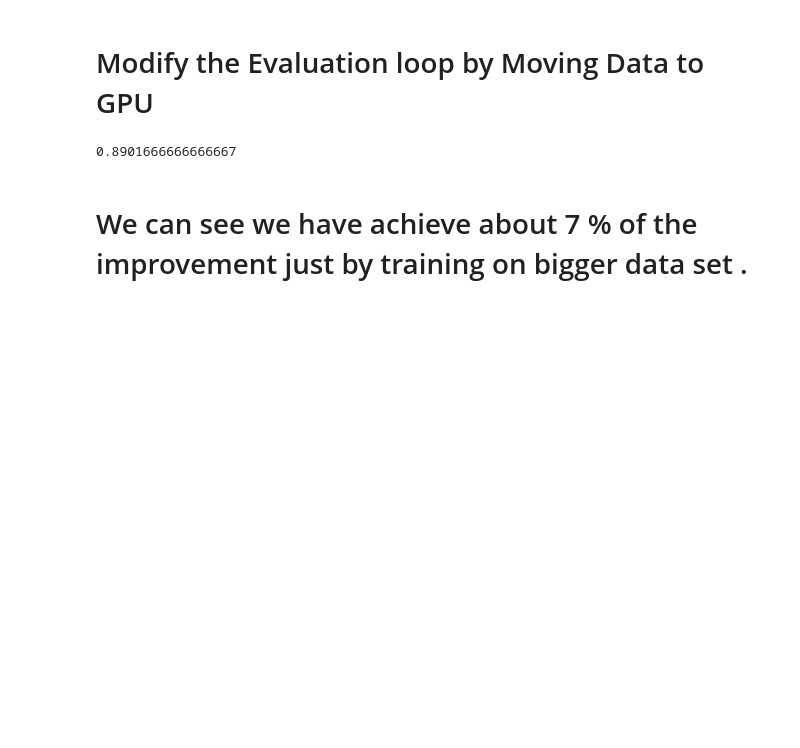
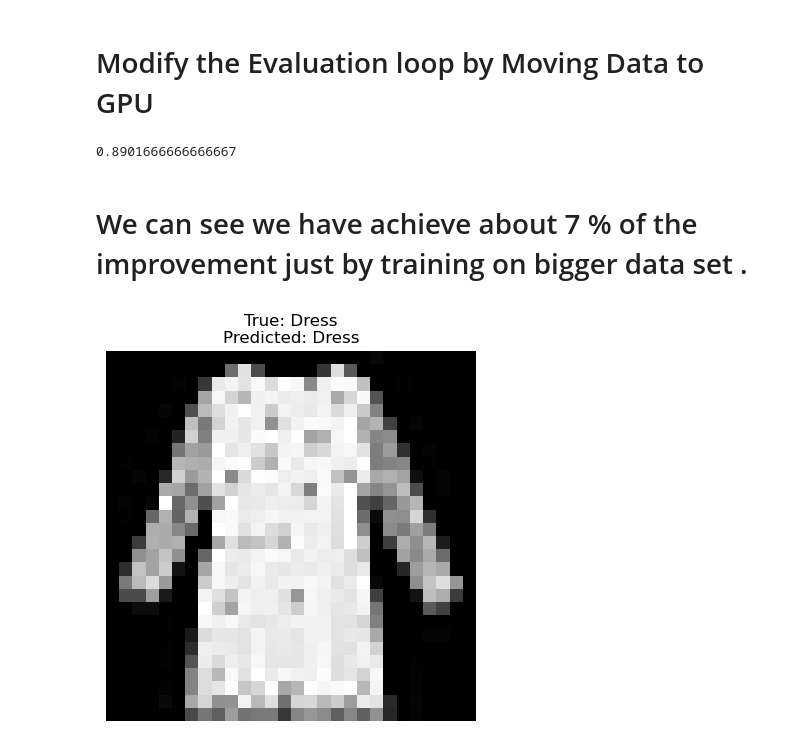
Before and after one commit to Foolmannn/deep-learnings, a Jupyter notebook: pytorch/7.OnGPU/ann-fashion-mnist_using_gpu.ipynb, the cells around one changed output. Cells and saved outputs as stored; diff of their text form; code cells hidden in the pictures; blank space fills up the shorter version.

Commit message:
pytorch - ANN on gpu with big dataset

```diff
--- a/pytorch/7.OnGPU/ann-fashion-mnist_using_gpu.ipynb
+++ b/pytorch/7.OnGPU/ann-fashion-mnist_using_gpu.ipynb
@@ -269,0 +283,31 @@ with torch.no_grad():
+# %%
+import random
+
+# Random sample index
+idx = random.randint(0, len(test_dataset)-1)
+
+# Get image and label
+image, true_label = test_dataset[idx]
+
+# Add batch dimension
+image_batch = image.unsqueeze(0).to(device)
+
+# Prediction
+model.eval()
+
+with torch.no_grad():
+    outputs = model(image_batch)
+    _, predicted = torch.max(outputs, 1)
+
+predicted_label = predicted.item()
+
+# Display image
+plt.imshow(image.view(28,28), cmap='gray')
+plt.title(
+    f"True: {classes[true_label]}\n"
+    f"Predicted: {classes[predicted_label]}"
+)
+plt.axis("off")
+plt.show()
+# %% [output]
+[figure, added]
```
Also changed, not shown: parts of 3 cells of this notebook.
